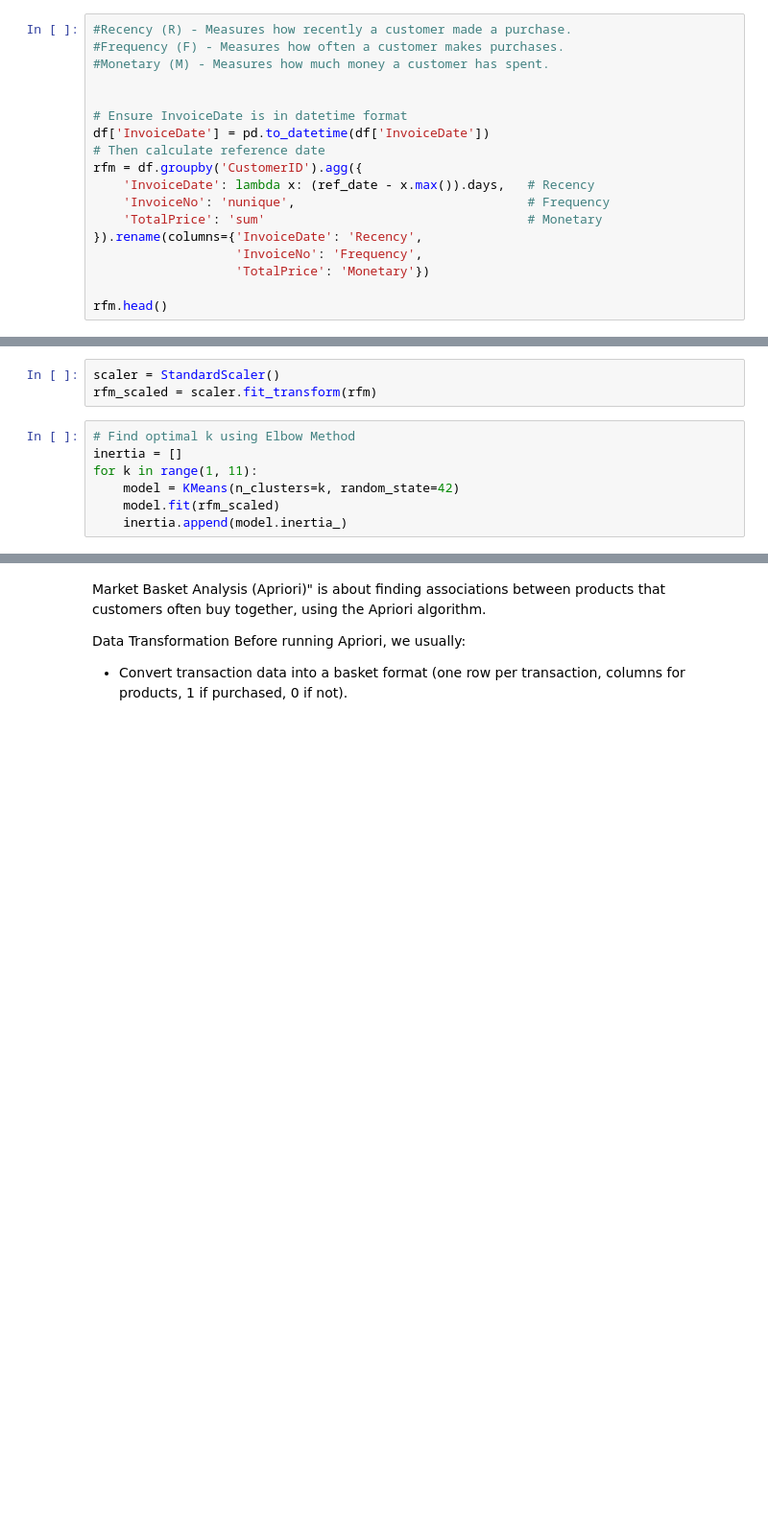
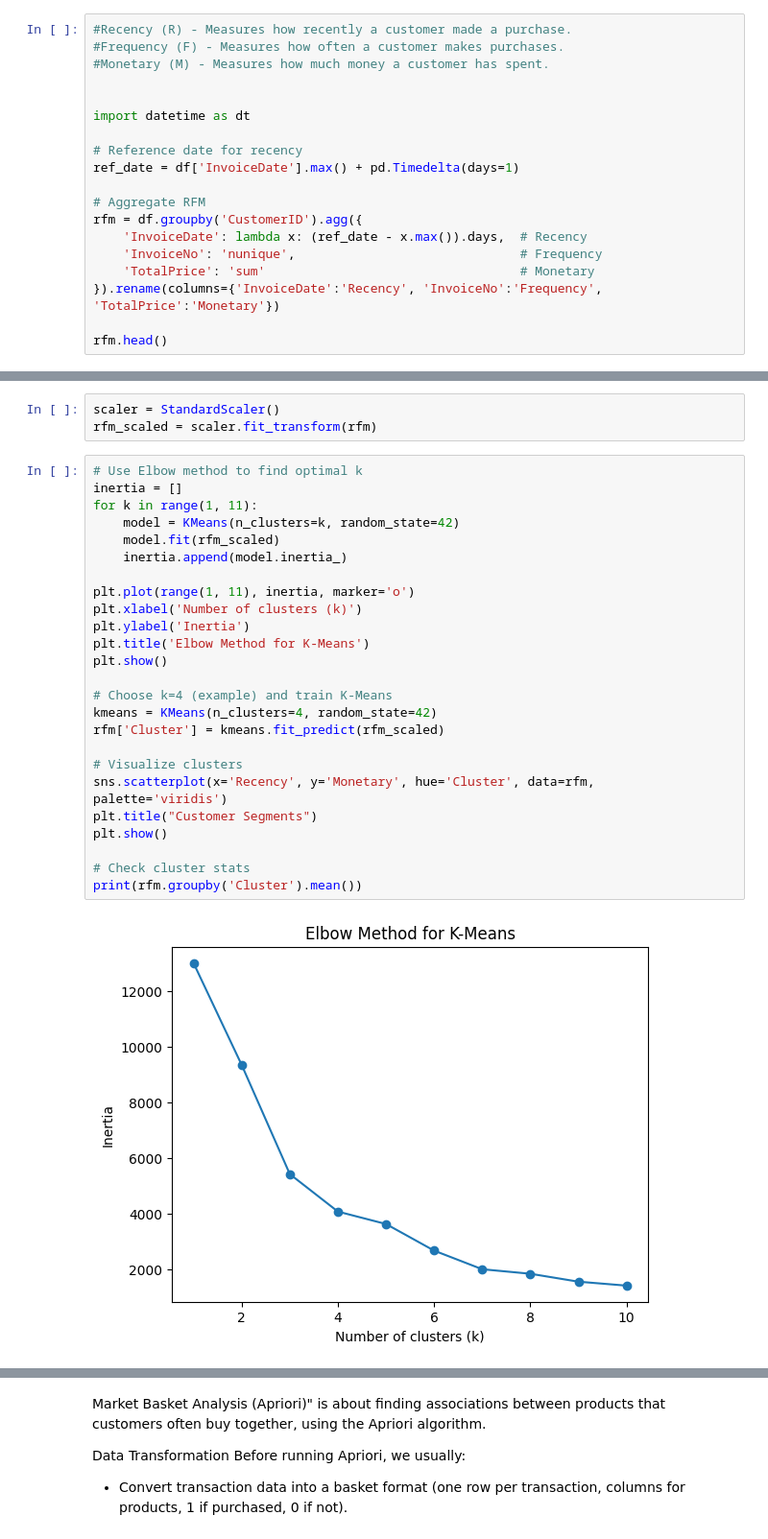
Before and after one commit to chamudiR/Customer-Segmentation-and-Market-Basket-Analysis, a Jupyter notebook: online+retail/K means algorithm.ipynb, the cells around one changed output, grey strips where cells are left out. Shown: that part at 96% size. Drawn from its saved outputs; the diff is of its cells as text; blank space fills up the shorter version.

```diff
--- a/online+retail/K means algorithm.ipynb
+++ b/online+retail/K means algorithm.ipynb
@@ -98,16 +78,17 @@ RFM = Recency, Frequency, Monetary
 #Monetary (M) - Measures how much money a customer has spent.
 
 
-# Ensure InvoiceDate is in datetime format
-df['InvoiceDate'] = pd.to_datetime(df['InvoiceDate'])
-# Then calculate reference date
+import datetime as dt
+
+# Reference date for recency
+ref_date = df['InvoiceDate'].max() + pd.Timedelta(days=1)
+
+# Aggregate RFM
 rfm = df.groupby('CustomerID').agg({
-    'InvoiceDate': lambda x: (ref_date - x.max()).days,   # Recency
-    'InvoiceNo': 'nunique',                               # Frequency
-    'TotalPrice': 'sum'                                   # Monetary
-}).rename(columns={'InvoiceDate': 'Recency',
-                   'InvoiceNo': 'Frequency',
-                   'TotalPrice': 'Monetary'})
+    'InvoiceDate': lambda x: (ref_date - x.max()).days,  # Recency
+    'InvoiceNo': 'nunique',                              # Frequency
+    'TotalPrice': 'sum'                                  # Monetary
+}).rename(columns={'InvoiceDate':'Recency', 'InvoiceNo':'Frequency', 'TotalPrice':'Monetary'})
 
 rfm.head()
 # %% [output]
@@ -142,9 +123,29 @@ Without scaling, income values will have disproportionate influence on cluster f
 scaler = StandardScaler()
 rfm_scaled = scaler.fit_transform(rfm)
 # %%
-# Find optimal k using Elbow Method
+# Use Elbow method to find optimal k
 inertia = []
 for k in range(1, 11):
     model = KMeans(n_clusters=k, random_state=42)
     model.fit(rfm_scaled)
     inertia.append(model.inertia_)
+
+plt.plot(range(1, 11), inertia, marker='o')
+plt.xlabel('Number of clusters (k)')
+plt.ylabel('Inertia')
+plt.title('Elbow Method for K-Means')
+plt.show()
+
+# Choose k=4 (example) and train K-Means
+kmeans = KMeans(n_clusters=4, random_state=42)
+rfm['Cluster'] = kmeans.fit_predict(rfm_scaled)
+
+# Visualize clusters
+sns.scatterplot(x='Recency', y='Monetary', hue='Cluster', data=rfm, palette='viridis')
+plt.title("Customer Segments")
+plt.show()
+
+# Check cluster stats
+print(rfm.groupby('Cluster').mean())
+# %% [output]
+[figure, added]
```
Also changed, not shown: parts of 14 cells of this notebook.
